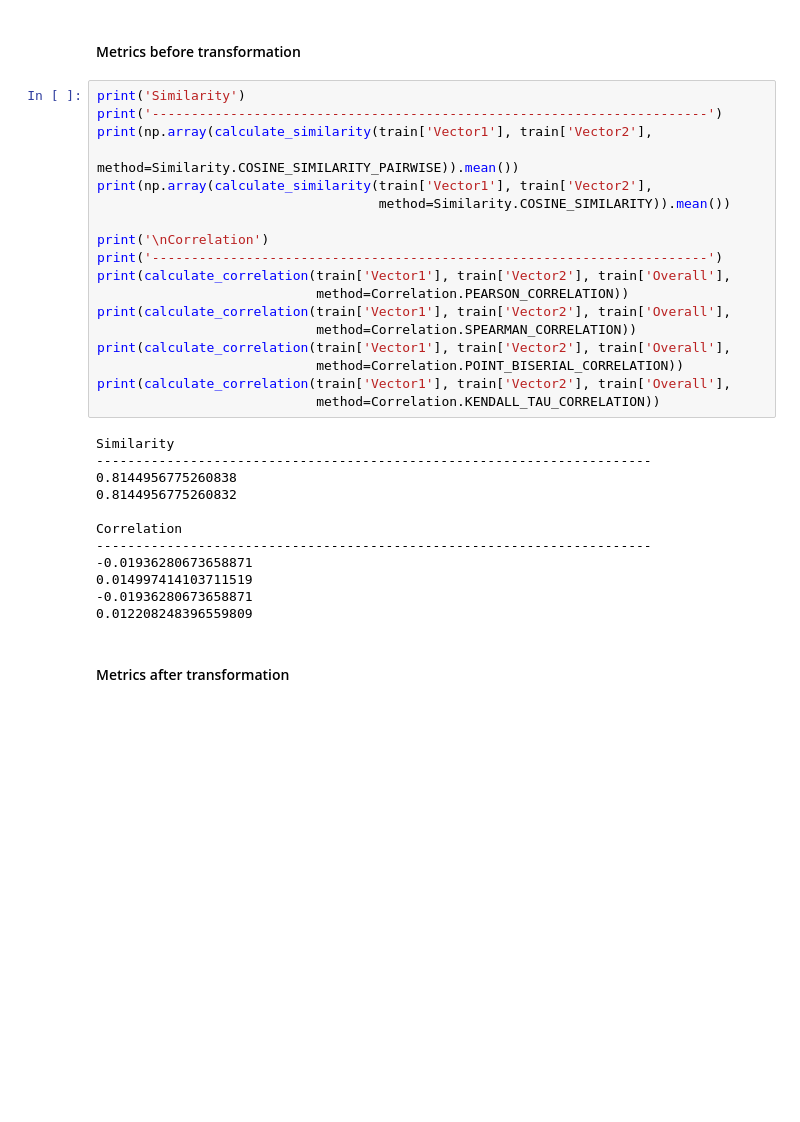
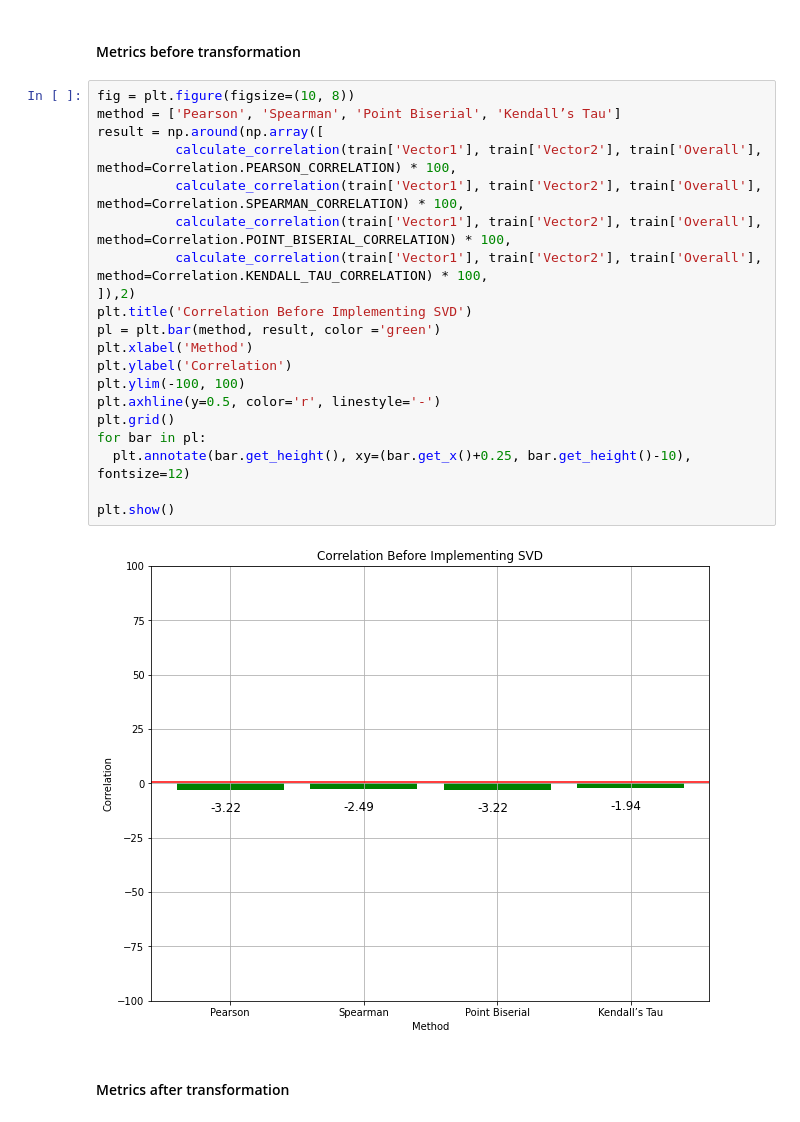
Before and after one commit to tariqshaban/svd-transformation, a Jupyter notebook: SVD Transformation.ipynb, the cells around one changed output. Drawn from its saved outputs; the diff is of its cells as text; blank space fills up the shorter version.

Commit message:
Added forms for imperative attributes Moved warnings into the form Discarded is_training flag Plotted metrics Removed similarity metric invocation since it is inconclusive

```diff
--- a/SVD Transformation.ipynb
+++ b/SVD Transformation.ipynb
@@ -607,34 +634,26 @@ transformed = apply_transformation(test['Vector2'], transformation)
 # %% [markdown]
 #### Metrics before transformation
-# %%
-print('Similarity')
-print('-----------------------------------------------------------------------')
-print(np.array(calculate_similarity(train['Vector1'], train['Vector2'],
-                                    method=Similarity.COSINE_SIMILARITY_PAIRWISE)).mean())
-print(np.array(calculate_similarity(train['Vector1'], train['Vector2'],
-                                    method=Similarity.COSINE_SIMILARITY)).mean())
-
-print('\nCorrelation')
-print('-----------------------------------------------------------------------')
-print(calculate_correlation(train['Vector1'], train['Vector2'], train['Overall'],
-                            method=Correlation.PEARSON_CORRELATION))
-print(calculate_correlation(train['Vector1'], train['Vector2'], train['Overall'],
-                            method=Correlation.SPEARMAN_CORRELATION))
-print(calculate_correlation(train['Vector1'], train['Vector2'], train['Overall'],
-                            method=Correlation.POINT_BISERIAL_CORRELATION))
-print(calculate_correlation(train['Vector1'], train['Vector2'], train['Overall'],
-                            method=Correlation.KENDALL_TAU_CORRELATION))
-# %% [output]
-Similarity
------------------------------------------------------------------------
-0.8144956775260838
-0.8144956775260832
-
-Correlation
------------------------------------------------------------------------
--0.01936280673658871
-0.014997414103711519
--0.01936280673658871
-0.012208248396559809
+# %%
+fig = plt.figure(figsize=(10, 8))
+method = ['Pearson', 'Spearman', 'Point Biserial', 'Kendall’s Tau']
+result = np.around(np.array([
+          calculate_correlation(train['Vector1'], train['Vector2'], train['Overall'], method=Correlation.PEARSON_CORRELATION) * 100,
+          calculate_correlation(train['Vector1'], train['Vector2'], train['Overall'], method=Correlation.SPEARMAN_CORRELATION) * 100,
+          calculate_correlation(train['Vector1'], train['Vector2'], train['Overall'], method=Correlation.POINT_BISERIAL_CORRELATION) * 100,
+          calculate_correlation(train['Vector1'], train['Vector2'], train['Overall'], method=Correlation.KENDALL_TAU_CORRELATION) * 100,
+]),2)
+plt.title('Correlation Before Implementing SVD')
+pl = plt.bar(method, result, color ='green')
+plt.xlabel('Method')
+plt.ylabel('Correlation')
+plt.ylim(-100, 100)
+plt.axhline(y=0.5, color='r', linestyle='-')
+plt.grid()
+for bar in pl:
+  plt.annotate(bar.get_height(), xy=(bar.get_x()+0.25, bar.get_height()-10), fontsize=12)
+
+plt.show()
+# %% [output]
+[figure, added]
 # %% [markdown]
 #### Metrics after transformation
```
Also changed, not shown: parts of 7 cells of this notebook.
